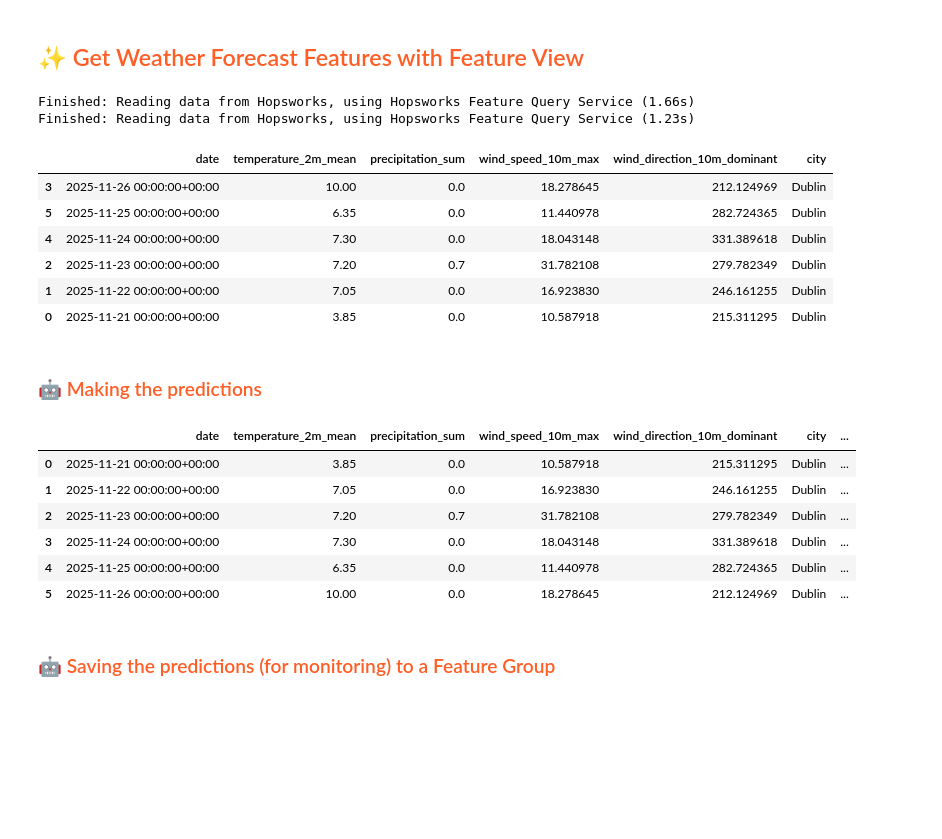
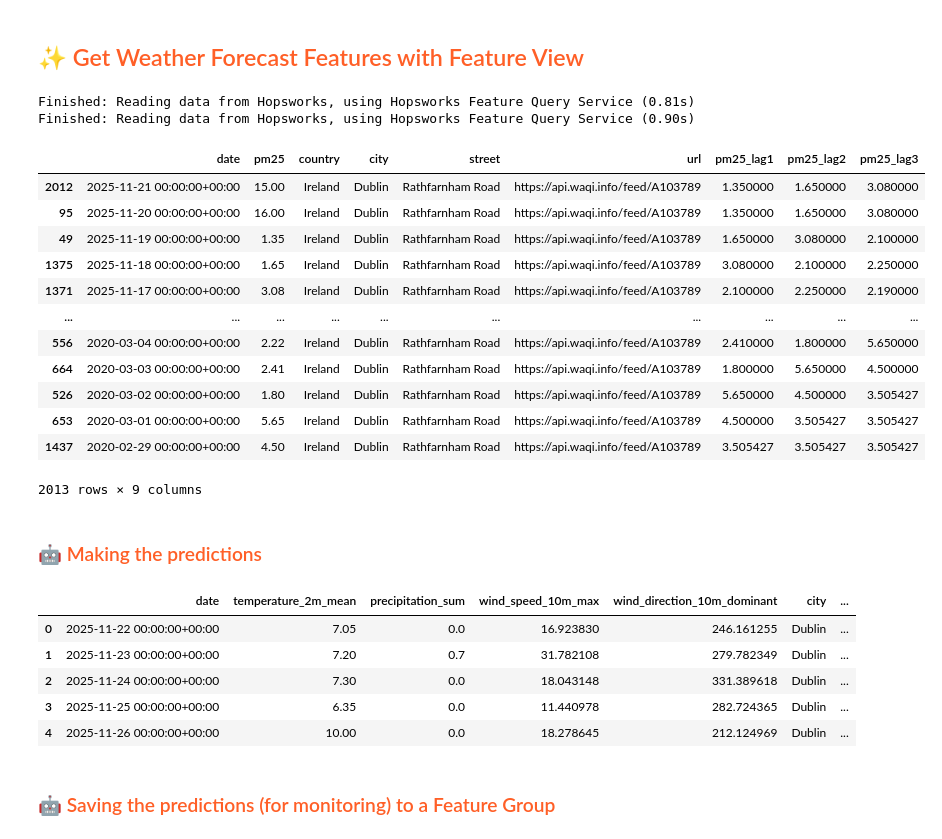
Before and after one commit to zoomerwork/mlfs-book, a Jupyter notebook: notebooks/airquality/4_air_quality_batch_inference.ipynb, the cells around one changed output. Saved outputs shown, nothing was run; the diff lists cells and outputs as text; code cells hidden in the pictures; blank space fills up the shorter version.

```diff
--- a/notebooks/airquality/4_air_quality_batch_inference.ipynb
+++ b/notebooks/airquality/4_air_quality_batch_inference.ipynb
@@ -62,7 +62,7 @@ import hopsworks
 import json
 from mlfs.airquality import util
 # %%
-today = datetime.datetime.now() - datetime.timedelta(0)
-tomorrow = today + datetime.timedelta(days = 1)
+today = today = date.today()
+tomorrow = today + timedelta(days=1)
 today
 # %% [output]
@@ -134,28 +134,34 @@ XGBRegressor(base_score='3.633173E0', booster='gbtree', callbacks=None,
 # %%
 weather_fg = fs.get_feature_group(
     name='weather',
     version=1,
 )
-batch_data = weather_fg.filter(weather_fg.date >= datetime.now().date()).read()
+batch_data = weather_fg.filter(weather_fg.date >= (today-timedelta(days=1))).read()
 batch_data=batch_data.sort_values('date', ascending=False)
 air_quality_fg = fs.get_feature_group(
     name='air_quality',
     version=1,
 )
 recent_df = air_quality_fg.filter(
     (air_quality_fg.city == city) &
     (air_quality_fg.street == street)
 ).read()
 recent_df = recent_df.sort_values('date', ascending=False)
 recent_df
 # %% [output]
-Finished: Reading data from Hopsworks, using Hopsworks Feature Query Service (1.66s)
-Finished: Reading data from Hopsworks, using Hopsworks Feature Query Service (1.23s)
+Finished: Reading data from Hopsworks, using Hopsworks Feature Query Service (0.81s)
+Finished: Reading data from Hopsworks, using Hopsworks Feature Query Service (0.90s)
-|  | date | temperature_2m_mean | precipitation_sum | wind_speed_10m_max | wind_direction_10m_dominant | city |
-| 3 | 2025-11-26 00:00:00+00:00 | 10.00 | 0.0 | 18.278645 | 212.124969 | Dublin |
-| 5 | 2025-11-25 00:00:00+00:00 | 6.35 | 0.0 | 11.440978 | 282.724365 | Dublin |
-| 4 | 2025-11-24 00:00:00+00:00 | 7.30 | 0.0 | 18.043148 | 331.389618 | Dublin |
-| 2 | 2025-11-23 00:00:00+00:00 | 7.20 | 0.7 | 31.782108 | 279.782349 | Dublin |
-| 1 | 2025-11-22 00:00:00+00:00 | 7.05 | 0.0 | 16.923830 | 246.161255 | Dublin |
-| 0 | 2025-11-21 00:00:00+00:00 | 3.85 | 0.0 | 10.587918 | 215.311295 | Dublin |
+|  | date | pm25 | country | city | street | url | pm25_lag1 | pm25_lag2 | pm25_lag3 |
+| 2012 | 2025-11-21 00:00:00+00:00 | 15.00 | Ireland | Dublin | Rathfarnham Road | https://api.waqi.info/feed/A103789 | 1.350000 | 1.650000 | 3.080000 |
+| 95 | 2025-11-20 00:00:00+00:00 | 16.00 | Ireland | Dublin | Rathfarnham Road | https://api.waqi.info/feed/A103789 | 1.350000 | 1.650000 | 3.080000 |
+| 49 | 2025-11-19 00:00:00+00:00 | 1.35 | Ireland | Dublin | Rathfarnham Road | https://api.waqi.info/feed/A103789 | 1.650000 | 3.080000 | 2.100000 |
+| 1375 | 2025-11-18 00:00:00+00:00 | 1.65 | Ireland | Dublin | Rathfarnham Road | https://api.waqi.info/feed/A103789 | 3.080000 | 2.100000 | 2.250000 |
+| 1371 | 2025-11-17 00:00:00+00:00 | 3.08 | Ireland | Dublin | Rathfarnham Road | https://api.waqi.info/feed/A103789 | 2.100000 | 2.250000 | 2.190000 |
+| ... | ... | ... | ... | ... | ... | ... | ... | ... | ... |
+| 556 | 2020-03-04 00:00:00+00:00 | 2.22 | Ireland | Dublin | Rathfarnham Road | https://api.waqi.info/feed/A103789 | 2.410000 | 1.800000 | 5.650000 |
+| 664 | 2020-03-03 00:00:00+00:00 | 2.41 | Ireland | Dublin | Rathfarnham Road | https://api.waqi.info/feed/A103789 | 1.800000 | 5.650000 | 4.500000 |
+| 526 | 2020-03-02 00:00:00+00:00 | 1.80 | Ireland | Dublin | Rathfarnham Road | https://api.waqi.info/feed/A103789 | 5.650000 | 4.500000 | 3.505427 |
+| 653 | 2020-03-01 00:00:00+00:00 | 5.65 | Ireland | Dublin | Rathfarnham Road | https://api.waqi.info/feed/A103789 | 4.500000 | 3.505427 | 3.505427 |
+| 1437 | 2020-02-29 00:00:00+00:00 | 4.50 | Ireland | Dublin | Rathfarnham Road | https://api.waqi.info/feed/A103789 | 3.505427 | 3.505427 | 3.505427 |
+2013 rows × 9 columns
 # %%
@@ -216,12 +222,11 @@ for idx in range(len(batch_data)):
 batch_data
 # %% [output]
 |  | date | temperature_2m_mean | precipitation_sum | wind_speed_10m_max | wind_direction_10m_dominant | city | ... |
-| 0 | 2025-11-21 00:00:00+00:00 | 3.85 | 0.0 | 10.587918 | 215.311295 | Dublin | ... |
-| 1 | 2025-11-22 00:00:00+00:00 | 7.05 | 0.0 | 16.923830 | 246.161255 | Dublin | ... |
-| 2 | 2025-11-23 00:00:00+00:00 | 7.20 | 0.7 | 31.782108 | 279.782349 | Dublin | ... |
-| 3 | 2025-11-24 00:00:00+00:00 | 7.30 | 0.0 | 18.043148 | 331.389618 | Dublin | ... |
-| 4 | 2025-11-25 00:00:00+00:00 | 6.35 | 0.0 | 11.440978 | 282.724365 | Dublin | ... |
-| 5 | 2025-11-26 00:00:00+00:00 | 10.00 | 0.0 | 18.278645 | 212.124969 | Dublin | ... |
+| 0 | 2025-11-22 00:00:00+00:00 | 7.05 | 0.0 | 16.923830 | 246.161255 | Dublin | ... |
+| 1 | 2025-11-23 00:00:00+00:00 | 7.20 | 0.7 | 31.782108 | 279.782349 | Dublin | ... |
+| 2 | 2025-11-24 00:00:00+00:00 | 7.30 | 0.0 | 18.043148 | 331.389618 | Dublin | ... |
+| 3 | 2025-11-25 00:00:00+00:00 | 6.35 | 0.0 | 11.440978 | 282.724365 | Dublin | ... |
+| 4 | 2025-11-26 00:00:00+00:00 | 10.00 | 0.0 | 18.278645 | 212.124969 | Dublin | ... |
 # %% [markdown]
 ### <span style="color:#ff5f27;">🤖 Saving the predictions (for monitoring) to a Feature Group</span>
 # %%
```
Also changed, not shown: parts of 13 cells of this notebook, 3 other files.
